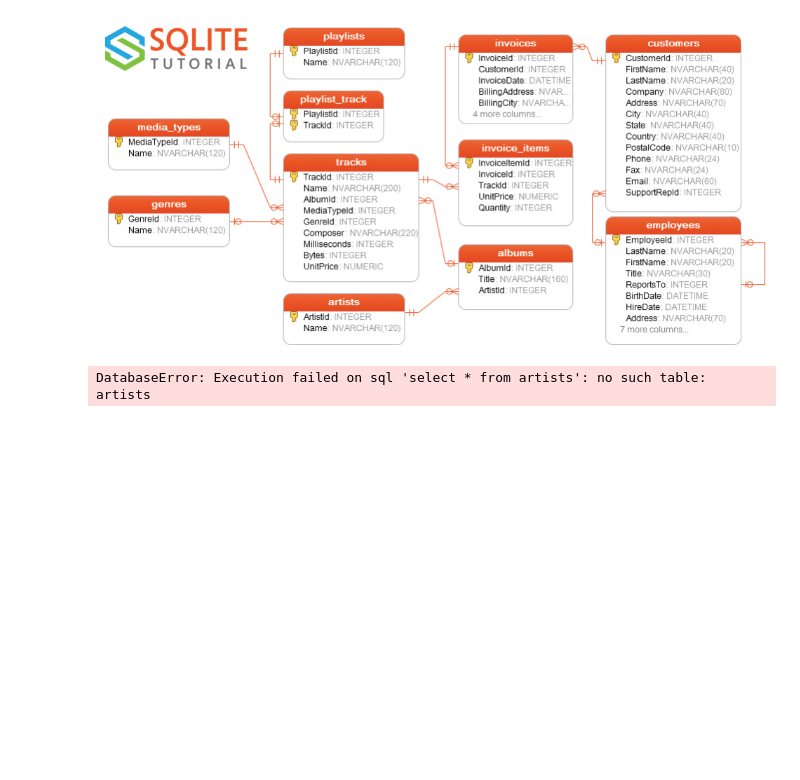
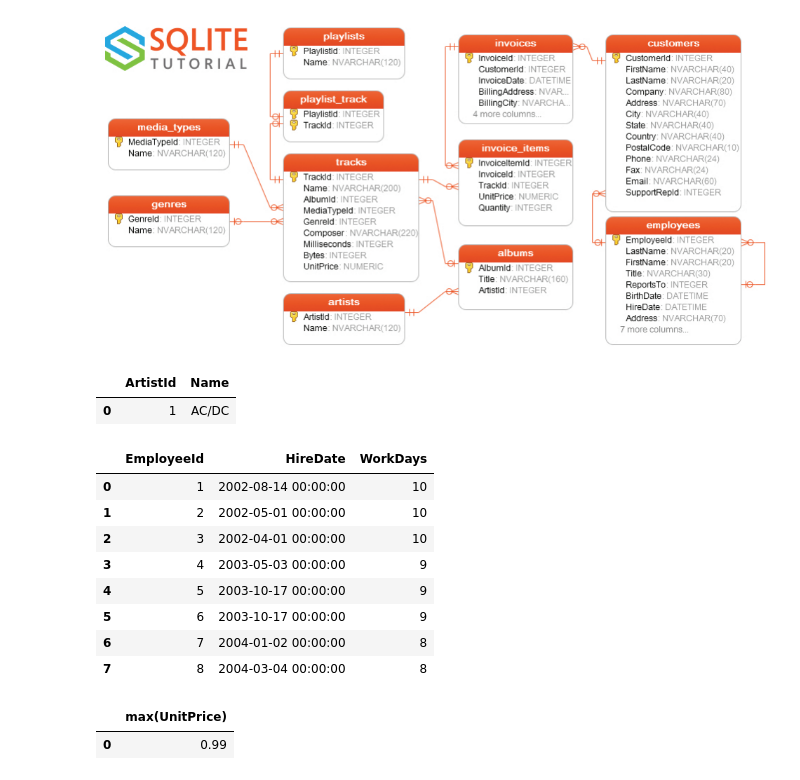
Before and after one commit to melburnian/project_3, a Jupyter notebook: lesson-17/code/Databases.ipynb, the cells around one changed output. Cells and saved outputs as stored; diff of their text form; code cells hidden in the pictures; blank space fills up the shorter version.

```diff
--- a/lesson-17/code/Databases.ipynb
+++ b/lesson-17/code/Databases.ipynb
@@ -112,3 +152,3 @@ DatabaseError: Execution failed on sql 'select Date, sum(weekly_sales) as sum_sa
 # %%
-conn = sqlite3.connect('chinook.db')
+conn_chinook = sqlite3.connect('chinook.db')
 # %%
@@ -117,9 +157,31 @@ http://www.sqlitetutorial.net/sqlite-sample-database/
 # %% [output]
 [figure]
 # %%
-sql.read_sql('select * from artists', con=conn)
+#like
+sql.read_sql('select * from artists where Name like "%DC"', con=conn_chinook)
 # %% [output]
-DatabaseError: Execution failed on sql 'select * from artists': no such table: artists
+|  | ArtistId | Name |
+| 0 | 1 | AC/DC |
+# %%
+# how many days do you work in this company.
+query = 'SELECT EmployeeId, HireDate, (2018-05-01 - HireDate) as WorkDays FROM employees'
+sql.read_sql(query, con=conn_chinook)
+# %% [output]
+|  | EmployeeId | HireDate | WorkDays |
+| 0 | 1 | 2002-08-14 00:00:00 | 10 |
+| 1 | 2 | 2002-05-01 00:00:00 | 10 |
+| 2 | 3 | 2002-04-01 00:00:00 | 10 |
+| 3 | 4 | 2003-05-03 00:00:00 | 9 |
+| 4 | 5 | 2003-10-17 00:00:00 | 9 |
+| 5 | 6 | 2003-10-17 00:00:00 | 9 |
+| 6 | 7 | 2004-01-02 00:00:00 | 8 |
+| 7 | 8 | 2004-03-04 00:00:00 | 8 |
+# %%
+#second highest UnitPrice
+sql.read_sql('SELECT max(UnitPrice) FROM invoice_items WHERE UnitPrice < (SELECT max(UnitPrice) FROM invoice_items)', con=conn_chinook)
+# %% [output]
+|  | max(UnitPrice) |
+| 0 | 0.99 |
 # %% [markdown]
 # QUERIES
 ## Chinook database
```
Also changed, not shown: parts of 16 cells of this notebook, 1 other file.
